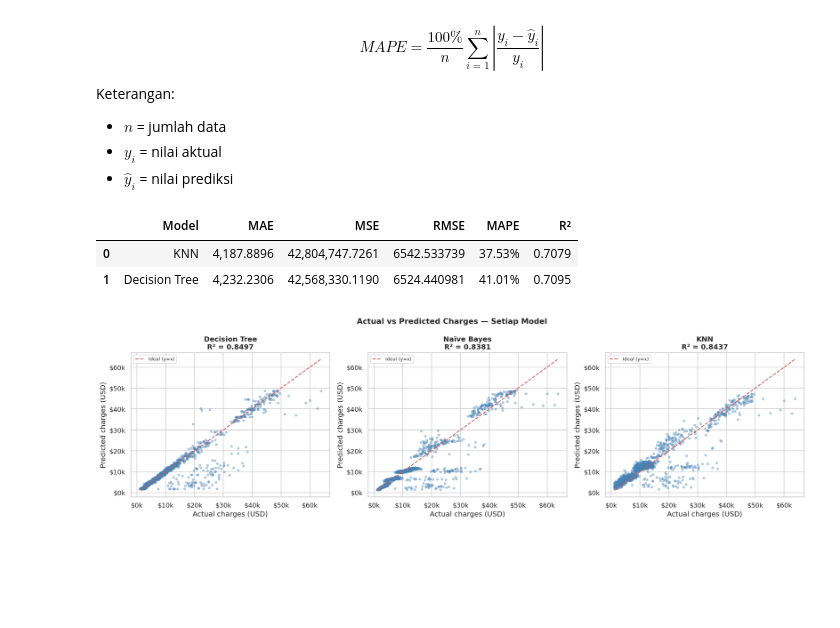
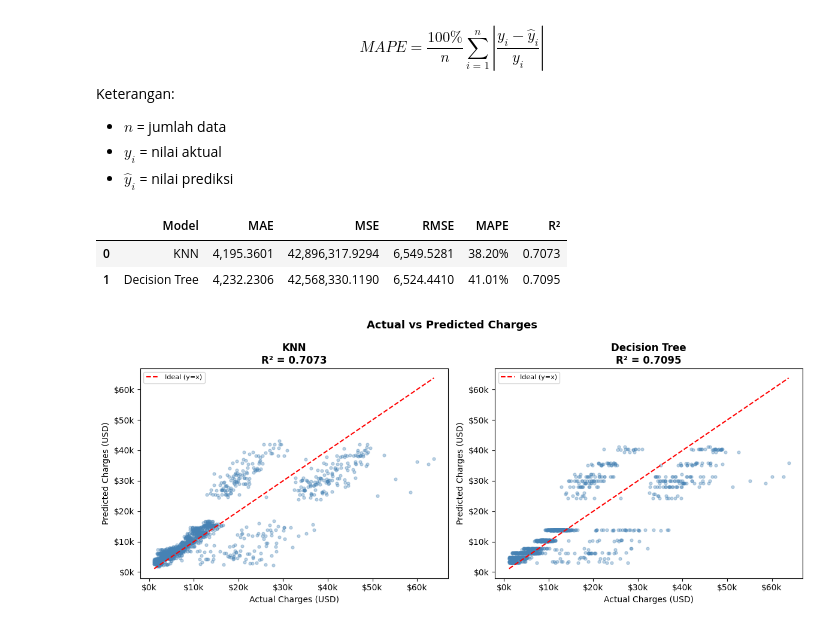
Before and after one commit to flynnight/Tubes-Siscer, a Jupyter notebook: ML_Medical_Insurance_Regresi.ipynb, the cells around one changed output. Drawn from its saved outputs; the diff is of its cells as text; code cells hidden in the pictures; blank space fills up the shorter version.

```diff
--- a/ML_Medical_Insurance_Regresi.ipynb
+++ b/ML_Medical_Insurance_Regresi.ipynb
@@ -362,9 +380,9 @@ param_knn = {
 }
 
 grid_knn = GridSearchCV(
-    knn,
+    KNeighborsRegressor(),
     param_knn,
-    cv=5,
+    cv=kf,
     scoring='r2'
 )
 
@@ -383,13 +401,13 @@ param_dt = {
 }
 
 grid_dt = GridSearchCV(
-    dt,
+    DecisionTreeRegressor(random_state=42),
     param_dt,
-    cv=5,
+    cv=kf,
     scoring='r2'
 )
 
-grid_dt.fit(X_scaled, y)
+grid_dt.fit(X, y)
 
 print(grid_dt.best_params_)
 # %% [output]
@@ -466,22 +484,26 @@ Keterangan:
 # gunakan model terbaik hasil tuning
 knn_best = grid_knn.best_estimator_
 dt_best = grid_dt.best_estimator_
+
+model_names = ['KNN', 'Decision Tree']
 # %%
 # Membuat prediksi KNN menggunakan 5-Fold Cross Validation
 knn_pred = cross_val_predict(
     knn_best,
     X_scaled,
     y,
-    cv=5
+    cv=kf
 )
 
 # Membuat prediksi Decision Tree menggunakan 5-Fold Cross Validation
 dt_pred = cross_val_predict(
     dt_best,
-    X_scaled,
+    X,
     y,
     cv=5
 )
+
+preds_all = [knn_pred, dt_pred]
 # %%
 # Implementasi Evaluasi
 mae_knn = mean_absolute_error(y, knn_pred)
@@ -517,29 +539,42 @@ results.style.format({
 })
 # %% [output]
 |  | Model | MAE | MSE | RMSE | MAPE | R² |
-| 0 | KNN | 4,187.8896 | 42,804,747.7261 | 6542.533739 | 37.53% | 0.7079 |
-| 1 | Decision Tree | 4,232.2306 | 42,568,330.1190 | 6524.440981 | 41.01% | 0.7095 |
+| 0 | KNN | 4,195.3601 | 42,896,317.9294 | 6,549.5281 | 38.20% | 0.7073 |
+| 1 | Decision Tree | 4,232.2306 | 42,568,330.1190 | 6,524.4410 | 41.01% | 0.7095 |
 # %%
-# ============================================================
-# 3.6.2 — Scatter Plot: Actual vs Predicted
-# ============================================================
-fig, axes = plt.subplots(1, 3, figsize=(17, 5))
-fig.suptitle('Actual vs Predicted Charges — Setiap Model', fontsize=13, fontweight='bold')
+# Scatter Plot
+# membuat 1 baris dan 2 kolom dengan lebar 12 dan tinggi 5
+fig, axes = plt.subplots(1, 2, figsize=(12, 5))
+fig.suptitle('Actual vs Predicted Charges', fontsize=13, fontweight='bold')
 
+# zip(axes, model_names, preds_all) = menggabungkan 3 list sekaligus sehingga setiap iterasi dapat 1 subplot, 1 nama model, 1 array prediksi
 for ax, name, pred in zip(axes, model_names, preds_all):
+
+    # hitung R² untuk ditampilkan di judul subplot
     r2 = r2_score(y, pred)
+
+    # alpha=0.35 → transparansi titik agar tidak menumpuk
+    # s=12 → ukuran titik
     ax.scatter(y, pred, alpha=0.35, s=12, color='steelblue')
+
+    # lims = batas sumbu x dan y disamakan agar garis ideal berbentuk diagonal 45°
     lims = [min(y.min(), pred.min()), max(y.max(), pred.max())]
+
+    # garis merah putus-putus = kondisi ideal (prediksi == aktual)
     ax.plot(lims, lims, 'r--', linewidth=1.5, label='Ideal (y=x)')
-    ax.set_xlabel('Actual charges (USD)')
-    ax.set_ylabel('Predicted charges (USD)')
+
+    ax.set_xlabel('Actual Charges (USD)')
+    ax.set_ylabel('Predicted Charges (USD)')
     ax.set_title(f'{name}\nR² = {r2:.4f}', fontweight='bold')
+
+    # format sumbu x dan y dari angka asli (misal 10000) menjadi $10k
     ax.xaxis.set_major_formatter(mticker.FuncFormatter(lambda x, _: f'${x/1000:.0f}k'))
     ax.yaxis.set_major_formatter(mticker.FuncFormatter(lambda x, _: f'${x/1000:.0f}k'))
+
     ax.legend(fontsize=8)
 
 plt.tight_layout()
 plt.show()
 # %% [output]
-[figure, old version]
+[figure, new version]
 # %%
```
Also changed, not shown: parts of 16 cells of this notebook.
